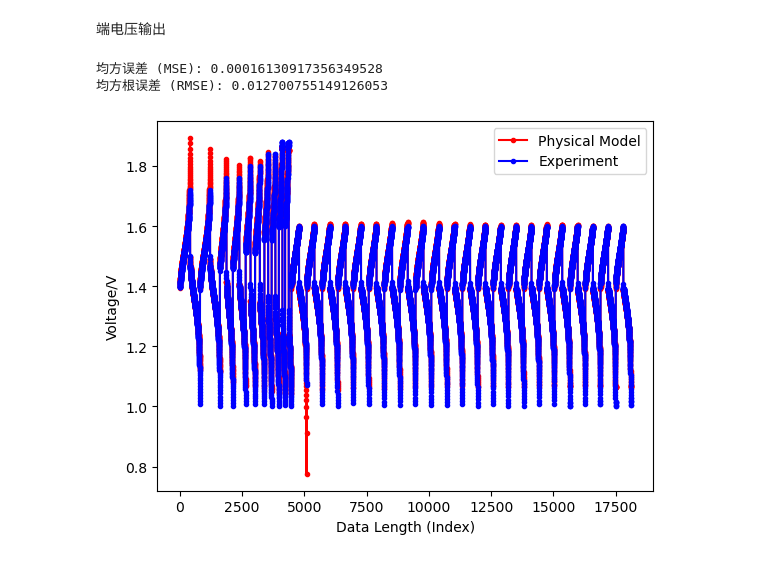
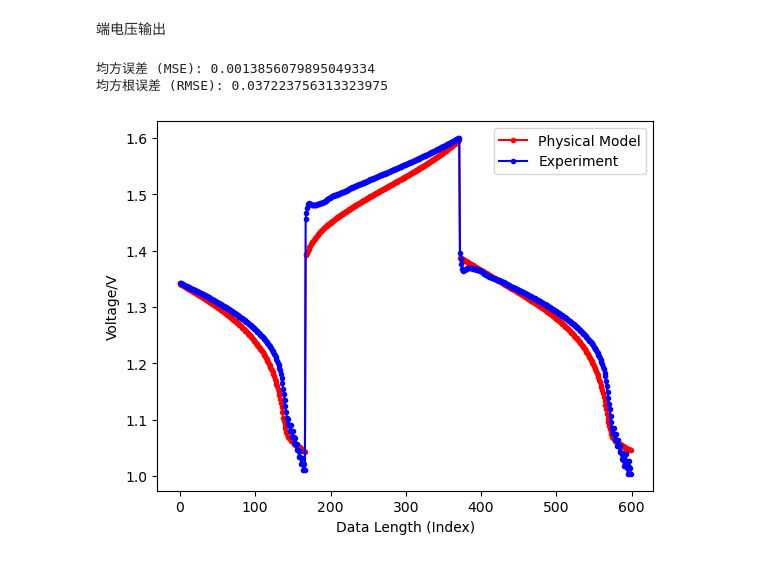
Before and after one commit to ZJJ720/pnn, a Jupyter notebook: PhysicalModel.ipynb, the cells around one changed output. Cells and saved outputs as stored; diff of their text form; code cells hidden in the pictures.

```diff
--- a/PhysicalModel.ipynb
+++ b/PhysicalModel.ipynb
@@ -25,7 +25,8 @@ C_Hn0 = 3030
 C_H2Op0 = 44600
 
 # 电池参数 S, k_p, k_n, theta_e
-S, k_p, k_n, theta_e = [93.1202163696289, 313.8548278808594] , [1.1124860066047404e-05, 1.4456341887125745e-05] , [4.768981671077199e-05, 1.0181799552810844e-05] , [43.68605422973633, 40.3201904296875]
+S, k_p = [93.1202163696289, 313.8548278808594] , [1.1124860066047404e-05, 1.4456341887125745e-05]
+k_n, theta_e = [4.768981671077199e-05, 1.0181799552810844e-05] , [43.68605422973633, 40.3201904296875]
 # %% [markdown]
 函数
 # %%
@@ -66,11 +67,13 @@ def E_act(T, I, S, k_p, k_n, C_2, C_3, C_4, C_5):
 
     for i in range(len(I)):
         if I[i] > 0:
-            E_act[i] = R*T[i]*2/F*(torch.asinh(I[i]/S[0]/V_e/2/F/k_p[0]/torch.sqrt(C_4[i]*C_5[i])) + torch.asinh(I[i]/S[0]/V_e/2/F/k_n[0]/torch.sqrt(C_2[i]*C_3[i])))
+            E_act[i] = R*T[i]*2/F*(torch.asinh(I[i]/S[0]/V_e/2/F/k_p[0]/torch.sqrt(C_4[i]*C_5[i]))
+                                   + torch.asinh(I[i]/S[0]/V_e/2/F/k_n[0]/torch.sqrt(C_2[i]*C_3[i])))
 
 
         if I[i] < 0:
-            E_act[i] = R*T[i]*2/F*(torch.asinh(I[i]/S[1]/V_e/2/F/k_p[1]/torch.sqrt(C_2[i]*C_3[i])) + torch.asinh(I[i]/S[1]/V_e/2/F/k_n[1]/torch.sqrt(C_4[i]*C_5[i])))
+            E_act[i] = R*T[i]*2/F*(torch.asinh(I[i]/S[1]/V_e/2/F/k_p[1]/torch.sqrt(C_2[i]*C_3[i]))
+                                   + torch.asinh(I[i]/S[1]/V_e/2/F/k_n[1]/torch.sqrt(C_4[i]*C_5[i])))
 
 
     return E_act
@@ -148,39 +151,39 @@ plot_len =600
 # 提取一个或几个特征进行可视化，假设选择第一个特征
 feature_idx = 0
 
-mode_index = 2
+mode_index = 1
 if mode_index == 0:
     pred_values = e_cell[:plot_len, feature_idx]
     target_values = dataY[:plot_len, feature_idx]
 
 
 if mode_index == 1:
     pred_values = e_cell[-plot_len:, feature_idx]
     target_values = dataY[-plot_len:, feature_idx]
 
 
 if mode_index == 2:
     pred_values = e_cell[:, feature_idx]
     target_values = dataY[:, feature_idx]
 
 
 # 创建数据长度（索引）张量
 data_length = torch.arange(len(pred_values))
 
 # 绘制预测值折线图
 plt.plot(data_length, pred_values, label="Physical Model", color='red', marker='.')
 
 # 绘制目标值折线图
 plt.plot(data_length, target_values, label="Experiment", color='blue', marker='.')
 
 # 添加图例和坐标轴标签
 plt.xlabel("Data Length (Index)")
 plt.ylabel("Voltage/V")
 plt.legend()
 
 # 显示图形
 plt.show()
 # %% [output]
-均方误差 (MSE): 0.00016130917356349528
-均方根误差 (RMSE): 0.012700755149126053
+均方误差 (MSE): 0.0013856079895049334
+均方根误差 (RMSE): 0.037223756313323975
-[figure, old version]
+[figure, new version]
```
Also changed, not shown: parts of 1 cell of this notebook.
